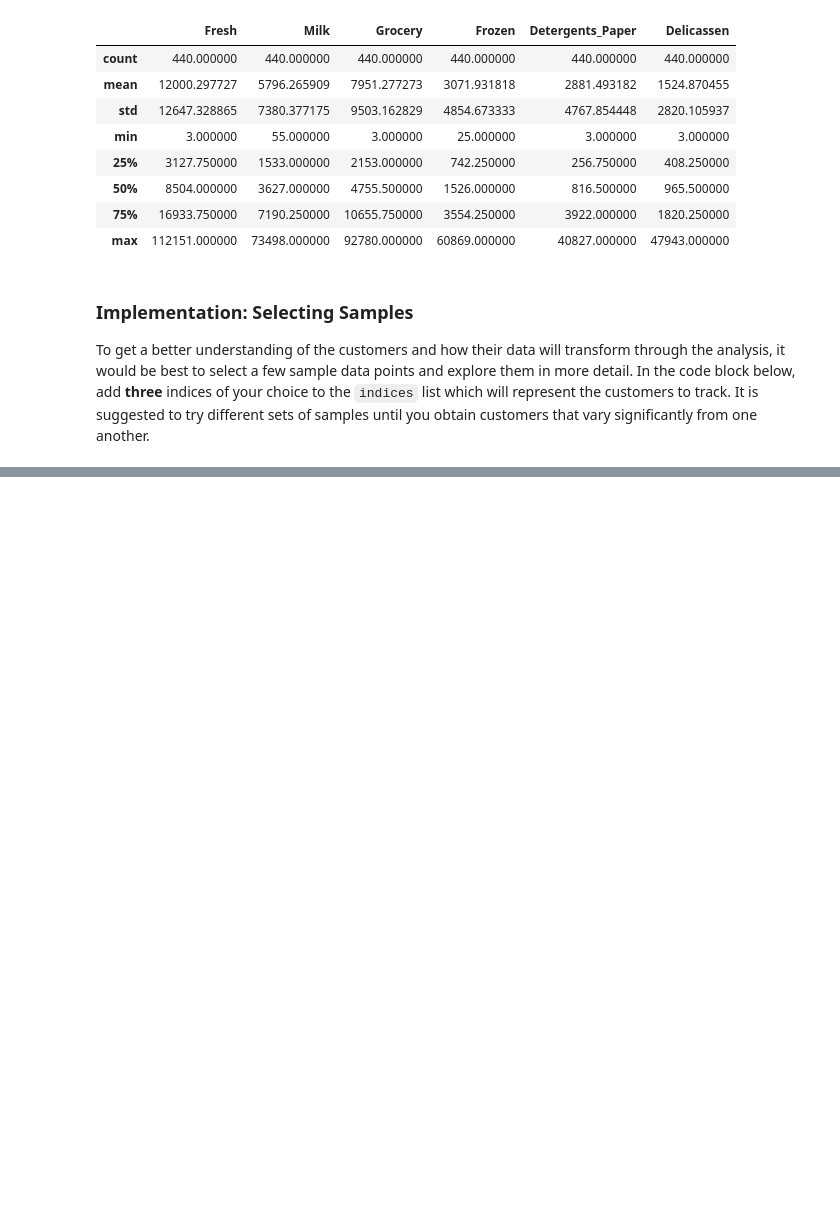
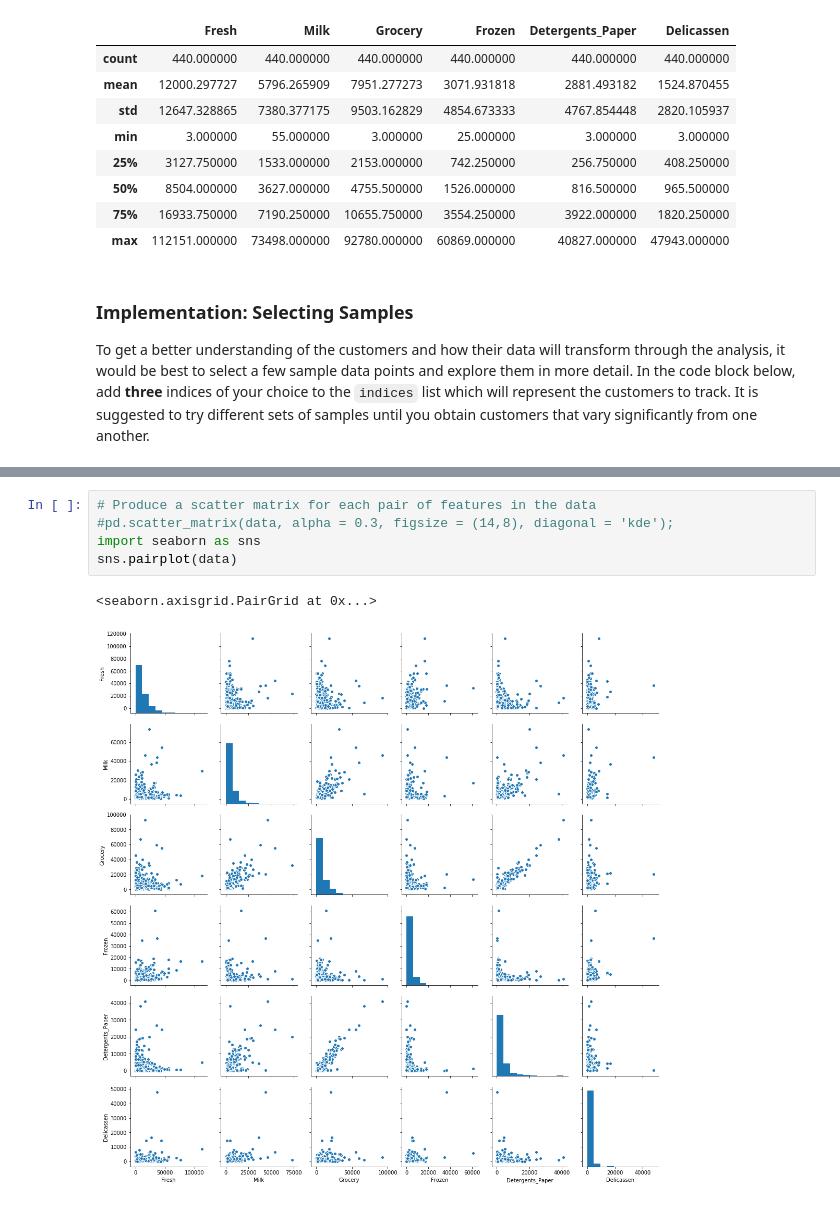
Before and after one commit to dimtirie13/machine_learning, a Jupyter notebook: customer_segments/customer_segments.ipynb, the cells around one changed output, grey strips where cells are left out. Saved outputs shown, nothing was run; the diff lists cells and outputs as text; blank space fills up the shorter version.

Commit message:
Customer Segments first import question 4 completed

```diff
--- a/customer_segments/customer_segments.ipynb
+++ b/customer_segments/customer_segments.ipynb
@@ -77,0 +130,8 @@ Knowing this, how do your samples compare? Does that help in driving your insigh
+# %%
+# Produce a scatter matrix for each pair of features in the data
+#pd.scatter_matrix(data, alpha = 0.3, figsize = (14,8), diagonal = 'kde');
+import seaborn as sns
+sns.pairplot(data)
+# %% [output]
+<seaborn.axisgrid.PairGrid at 0x...>
+[figure, added]
```
Also changed, not shown: parts of 52 cells of this notebook.
